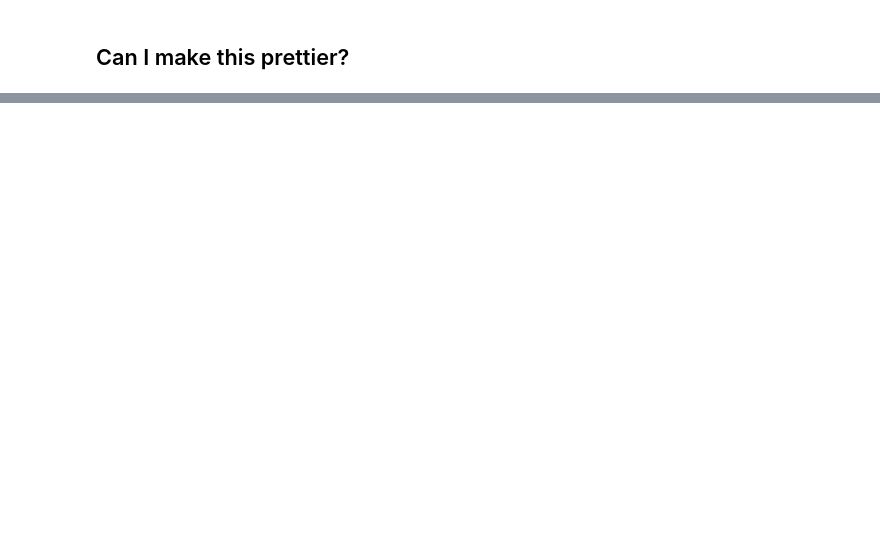
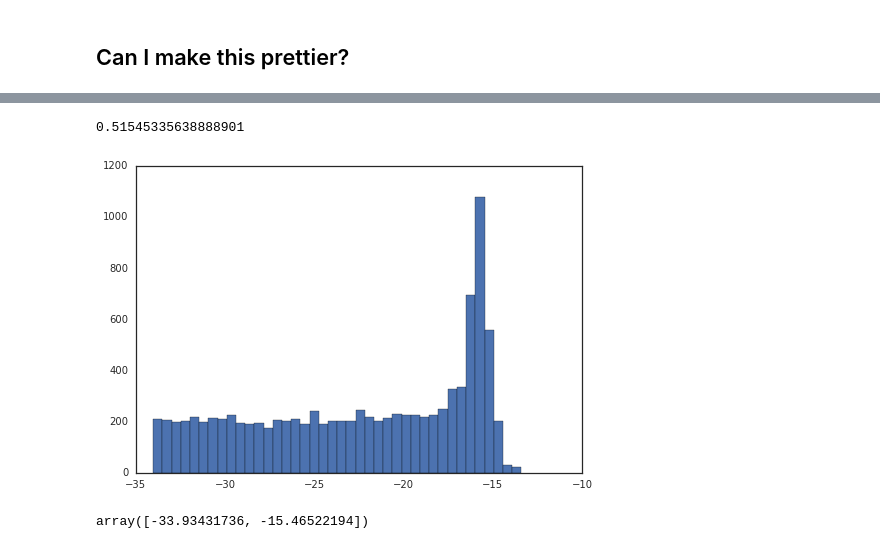
Before and after one commit to sonyahanson/fluorescence-plotting-notebooks, a Jupyter notebook: ABL pH plots - Nov16.ipynb, the cells around one changed output, grey strips where cells are left out. Saved outputs shown, nothing was run; the diff lists cells and outputs as text; code cells hidden in the pictures; blank space fills up the shorter version.

```diff
--- a/ABL pH plots - Nov16.ipynb
+++ b/ABL pH plots - Nov16.ipynb
@@ -220,0 +262,16 @@ plt.legend(loc=0);
+# %%
+np.abs(bin_edges[0]-bin_edges[1])
+# %% [output]
+0.51545335638888901
+# %%
+binwidth = np.abs(bin_edges[0]-bin_edges[1])
+# %%
+plt.bar(bin_edges[1:],hist,binwidth);
+# %% [output]
+[figure, added]
+# %%
+#Now let's calculate our 95% percentile data
+interval = np.percentile(a=Abl_Bosutinib_pH7p88['DeltaG'][0], q=[2.5, 97.5])
+interval
+# %% [output]
+array([-33.93431736, -15.46522194])
```
Also changed, not shown: parts of 36 cells of this notebook.
